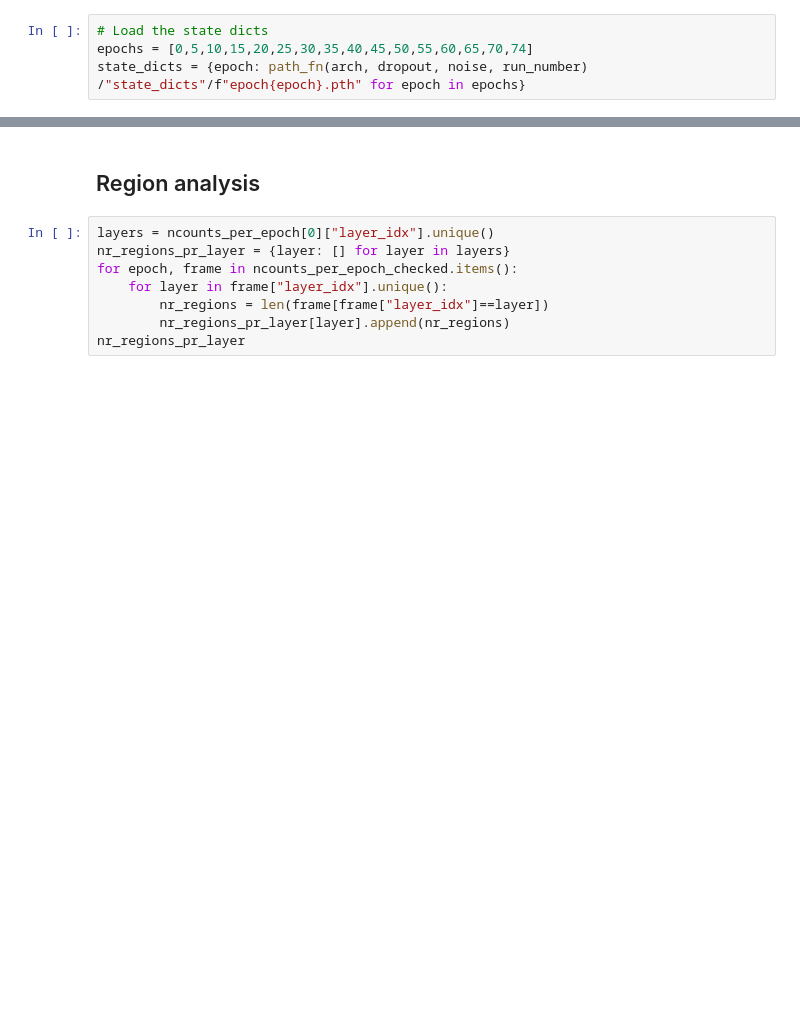
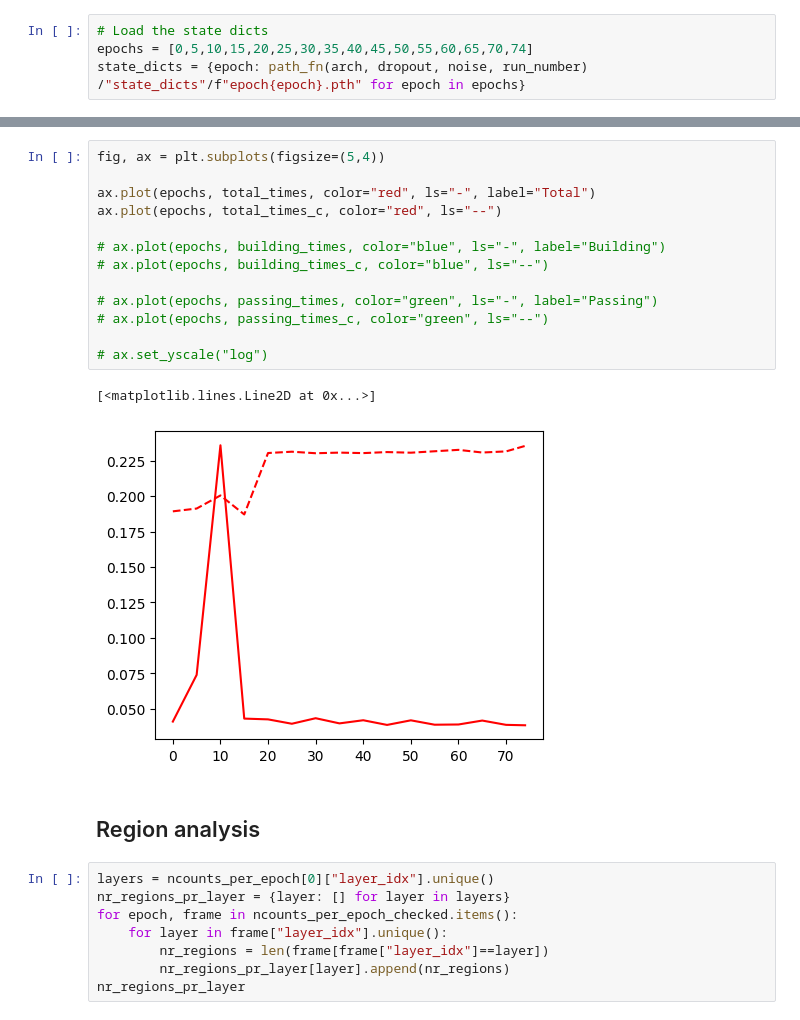
Before and after one commit to Johanmkr/WP1-Polyhedra, a Jupyter notebook: notebooks/is_feasibility_check_working.ipynb, the cells around one changed output, grey strips where cells are left out. Cells and saved outputs as stored; diff of their text form; blank space fills up the shorter version.

```diff
--- a/notebooks/is_feasibility_check_working.ipynb
+++ b/notebooks/is_feasibility_check_working.ipynb
@@ -63,3 +126,19 @@ Time taken (checking): 30.691 s
+# %%
+fig, ax = plt.subplots(figsize=(5,4))
+
+ax.plot(epochs, total_times, color="red", ls="-", label="Total")
+ax.plot(epochs, total_times_c, color="red", ls="--")
+
+# ax.plot(epochs, building_times, color="blue", ls="-", label="Building")
+# ax.plot(epochs, building_times_c, color="blue", ls="--")
+
+# ax.plot(epochs, passing_times, color="green", ls="-", label="Passing")
+# ax.plot(epochs, passing_times_c, color="green", ls="--")
+
+# ax.set_yscale("log")
+# %% [output]
+[<matplotlib.lines.Line2D at 0x...>]
+[figure, added]
 # %% [markdown]
 ## Region analysis
 # %%
```
Also changed, not shown: parts of 7 cells of this notebook, 2 other files.
